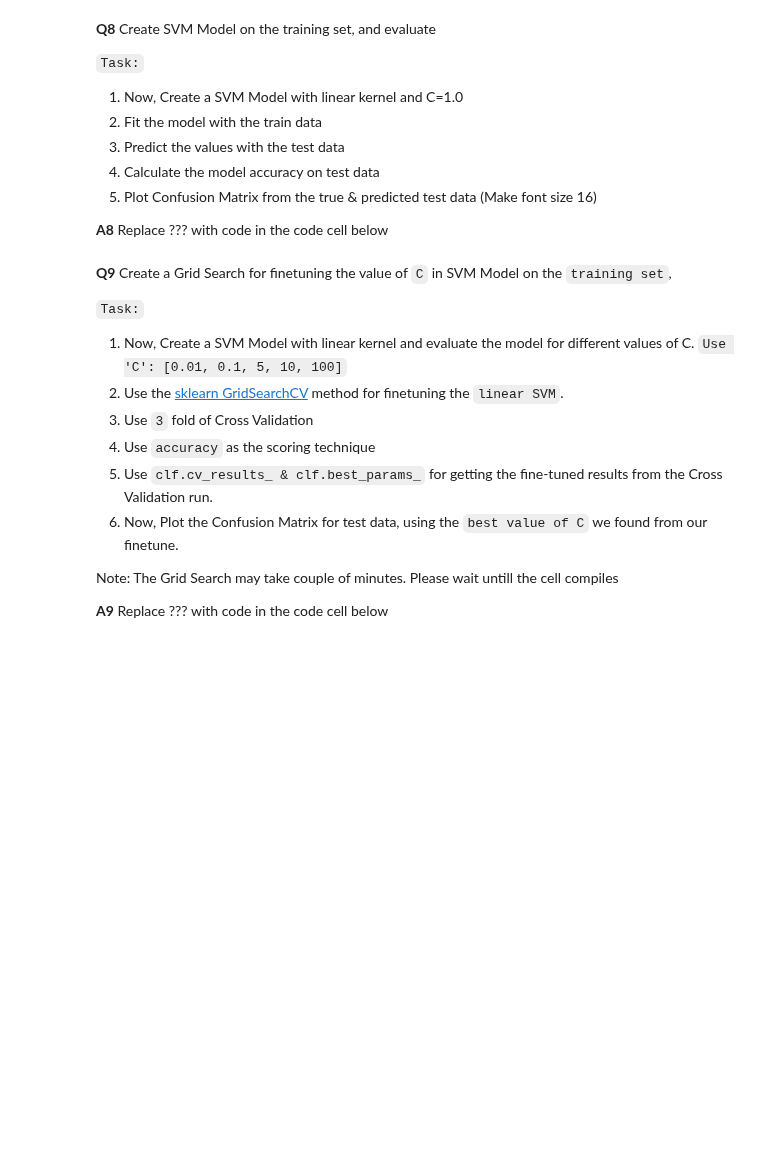
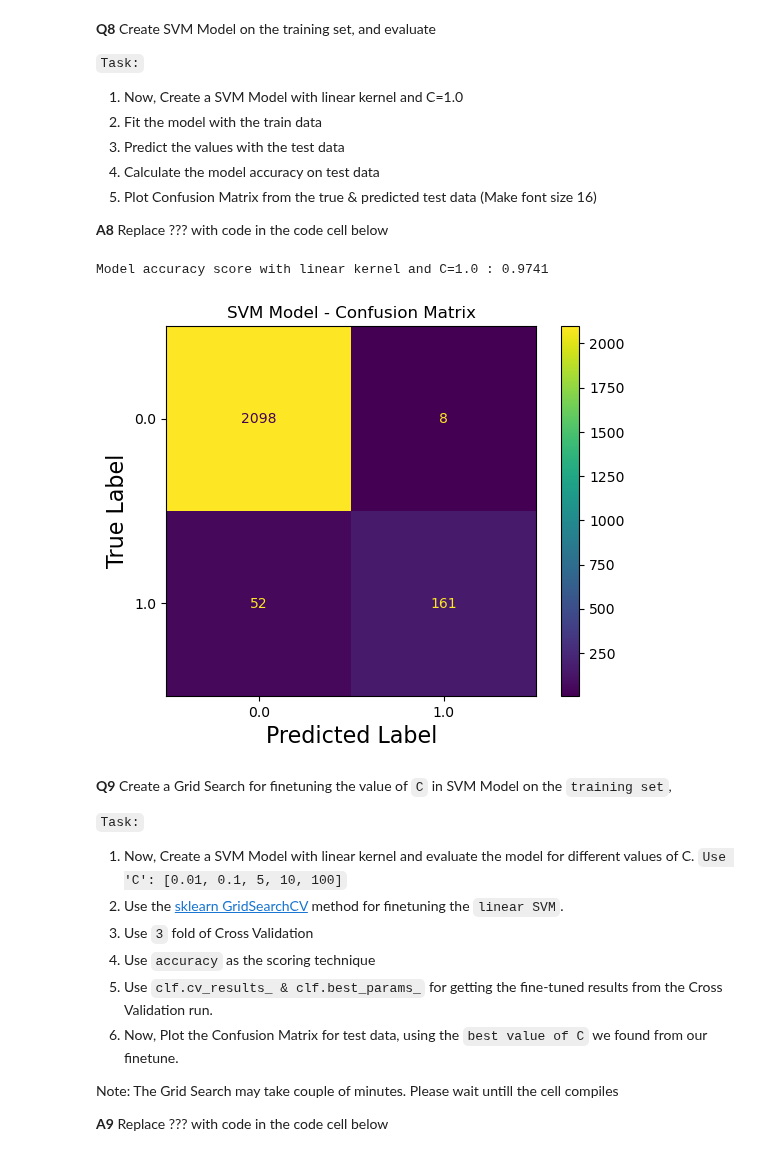
Before and after one commit to P-wig/ML-HW, a Jupyter notebook: HW5/HW5.ipynb, the cells around one changed output. Saved outputs shown, nothing was run; the diff lists cells and outputs as text; code cells hidden in the pictures; blank space fills up the shorter version.

````diff
--- a/HW5/HW5.ipynb
+++ b/HW5/HW5.ipynb
@@ -359,28 +361,32 @@ plt.show()
 **A8** Replace ??? with code in the code cell below
 # %%
 # instantiate classifier with linear kernel and C=1.0
-linear_svc=?
+linear_svc = SVC( kernel='linear', C=1.0 )
 
 
 # fit classifier to training set
-?
+linear_svc.fit( xtrain, ytrain )
 
 
 # make predictions on test set
-?
+pred_linear_svc = linear_svc.predict( xtest )
 
 
 # compute and print accuracy score
-print('Model accuracy score with linear kernel and C=1.0 : {0:0.4f}'. format(?))
+print( 'Model accuracy score with linear kernel and C=1.0 : {0:0.4f}'.format( accuracy_score(ytest, pred_linear_svc) ) )
+# %% [output]
+Model accuracy score with linear kernel and C=1.0 : 0.9741
 # %%
 from sklearn.metrics import ConfusionMatrixDisplay
-import matplotlib.pyplot as pl
+import matplotlib.pyplot as plt
 
-cm = ?
+cm = ConfusionMatrixDisplay.from_predictions( ytest, pred_linear_svc )
 plt.title("SVM Model - Confusion Matrix")
-?
-?
+plt.xlabel('Predicted Label', fontsize=16)
+plt.ylabel('True Label', fontsize=16)
 plt.show()
+# %% [output]
+[figure, added]
 # %% [markdown]
 **Q9** Create a Grid Search for finetuning the value of ```C``` in SVM Model on the ```training set```,
 
````
Also changed, not shown: parts of 4 cells of this notebook.
